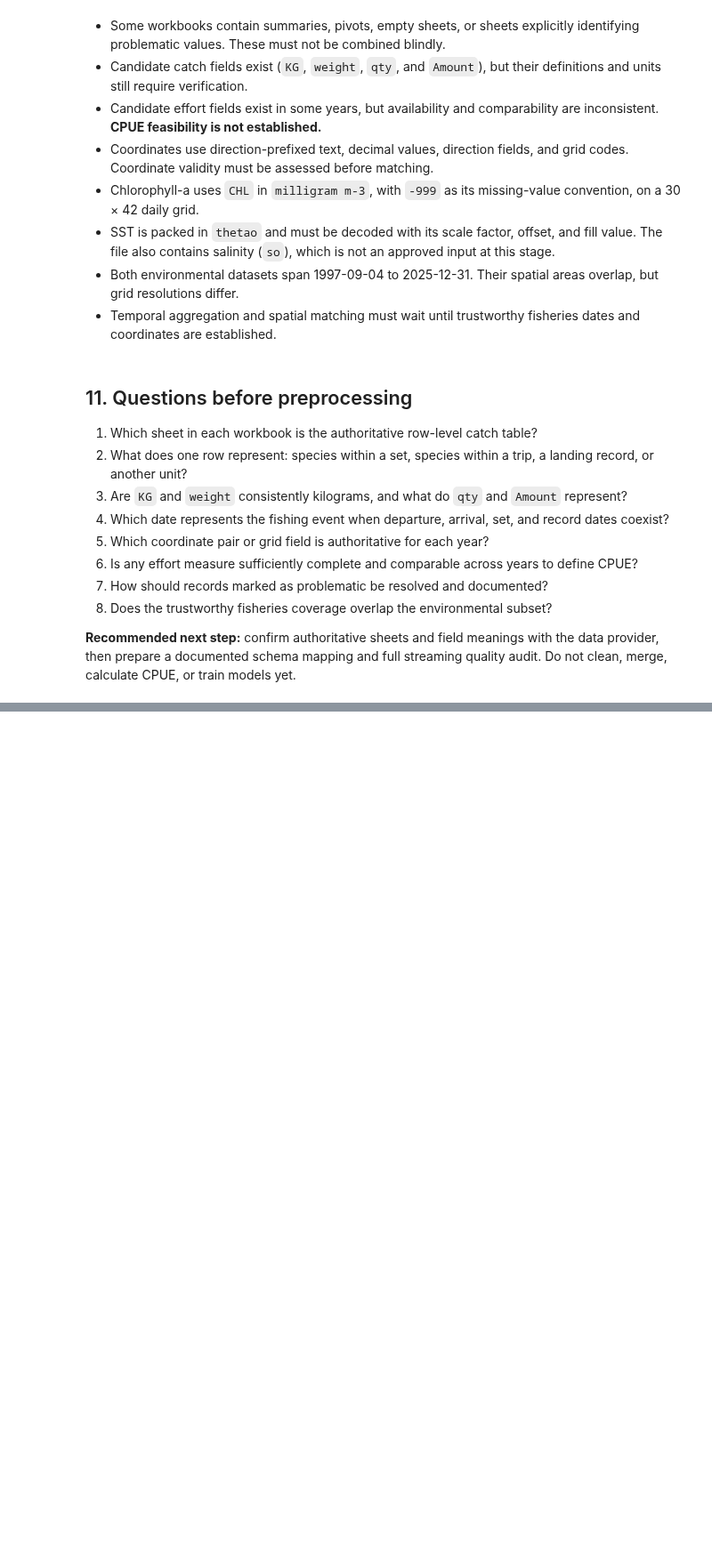
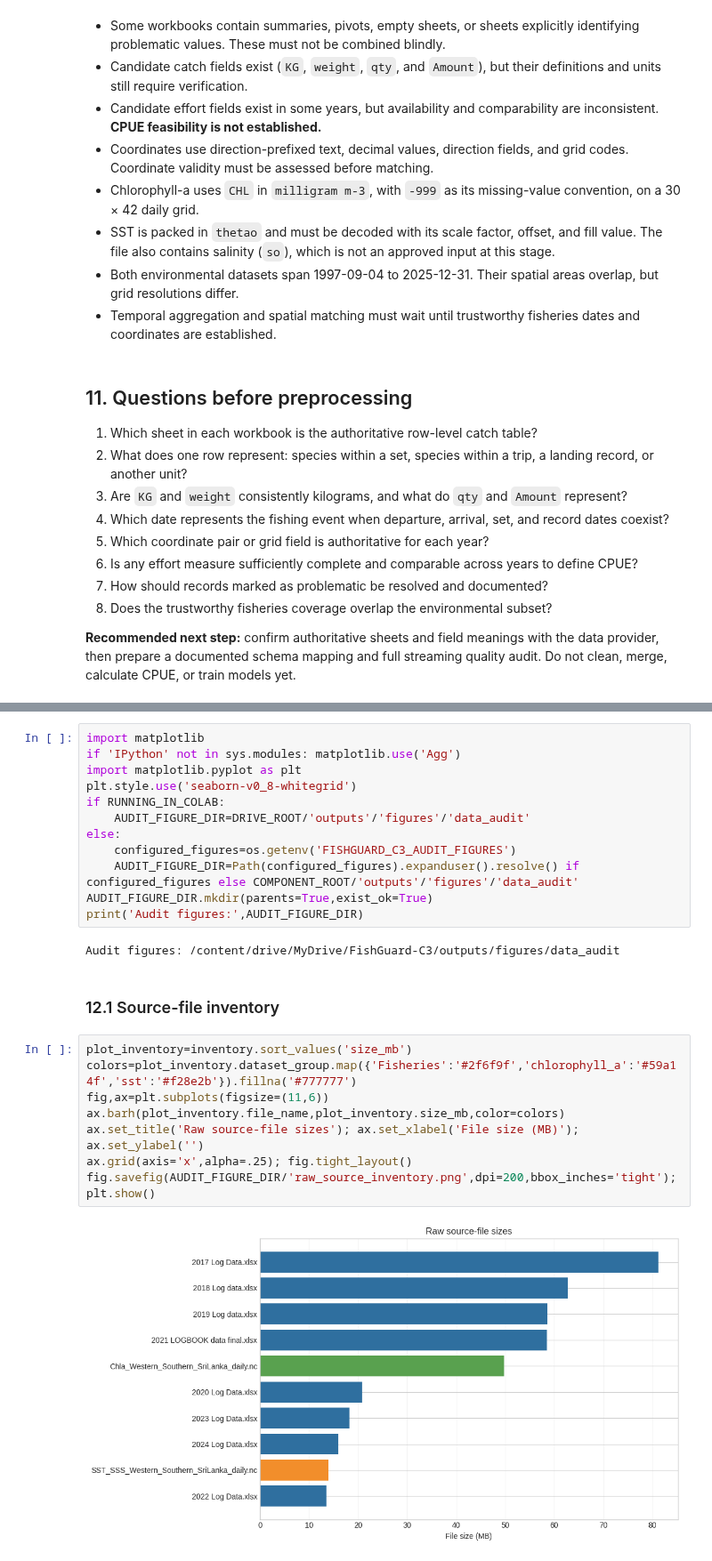
Before and after one commit to uvindu827/J26-DS-350, a Jupyter notebook: component - 3/Notebooks/01_data_audit.ipynb, the cells around one changed output, grey strips where cells are left out. Shown at 89% size. Saved outputs shown, nothing was run; the diff lists cells and outputs as text; blank space fills up the shorter version.

Commit message:
feat(analysis): add visualizations for catch data and environmental data

```diff
--- a/component - 3/Notebooks/01_data_audit.ipynb
+++ b/component - 3/Notebooks/01_data_audit.ipynb
@@ -435,0 +440,26 @@ Saved 9 audit tables and audit_manifest.json to:
+# %%
+import matplotlib
+if 'IPython' not in sys.modules: matplotlib.use('Agg')
+import matplotlib.pyplot as plt
+plt.style.use('seaborn-v0_8-whitegrid')
+if RUNNING_IN_COLAB:
+    AUDIT_FIGURE_DIR=DRIVE_ROOT/'outputs'/'figures'/'data_audit'
+else:
+    configured_figures=os.getenv('FISHGUARD_C3_AUDIT_FIGURES')
+    AUDIT_FIGURE_DIR=Path(configured_figures).expanduser().resolve() if configured_figures else COMPONENT_ROOT/'outputs'/'figures'/'data_audit'
+AUDIT_FIGURE_DIR.mkdir(parents=True,exist_ok=True)
+print('Audit figures:',AUDIT_FIGURE_DIR)
+# %% [output]
+Audit figures: /content/drive/MyDrive/FishGuard-C3/outputs/figures/data_audit
+# %% [markdown]
+### 12.1 Source-file inventory
+# %%
+plot_inventory=inventory.sort_values('size_mb')
+colors=plot_inventory.dataset_group.map({'Fisheries':'#2f6f9f','chlorophyll_a':'#59a14f','sst':'#f28e2b'}).fillna('#777777')
+fig,ax=plt.subplots(figsize=(11,6))
+ax.barh(plot_inventory.file_name,plot_inventory.size_mb,color=colors)
+ax.set_title('Raw source-file sizes'); ax.set_xlabel('File size (MB)'); ax.set_ylabel('')
+ax.grid(axis='x',alpha=.25); fig.tight_layout()
+fig.savefig(AUDIT_FIGURE_DIR/'raw_source_inventory.png',dpi=200,bbox_inches='tight'); plt.show()
+# %% [output]
+[figure, added]
```
Also changed, not shown: parts of 16 cells of this notebook, 8 other files.
